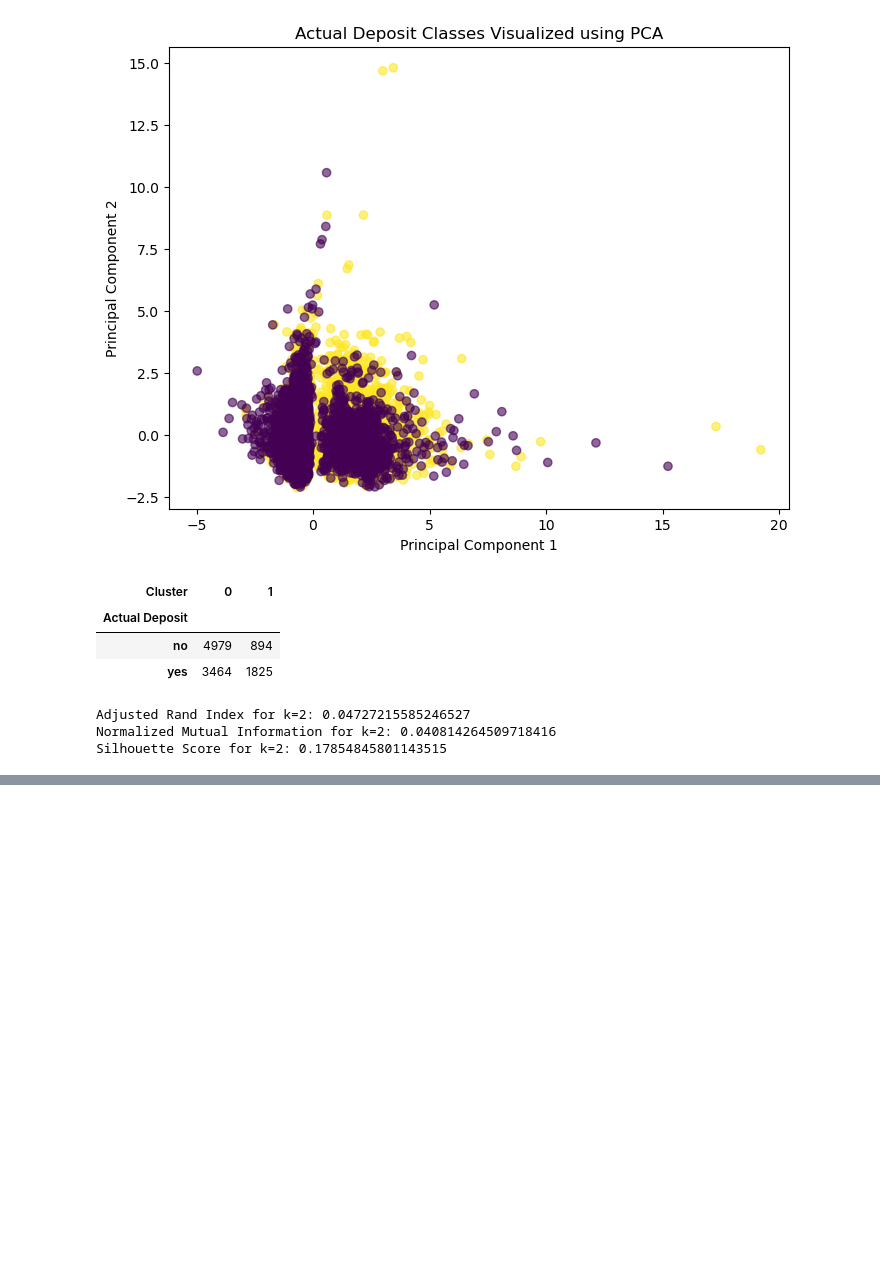
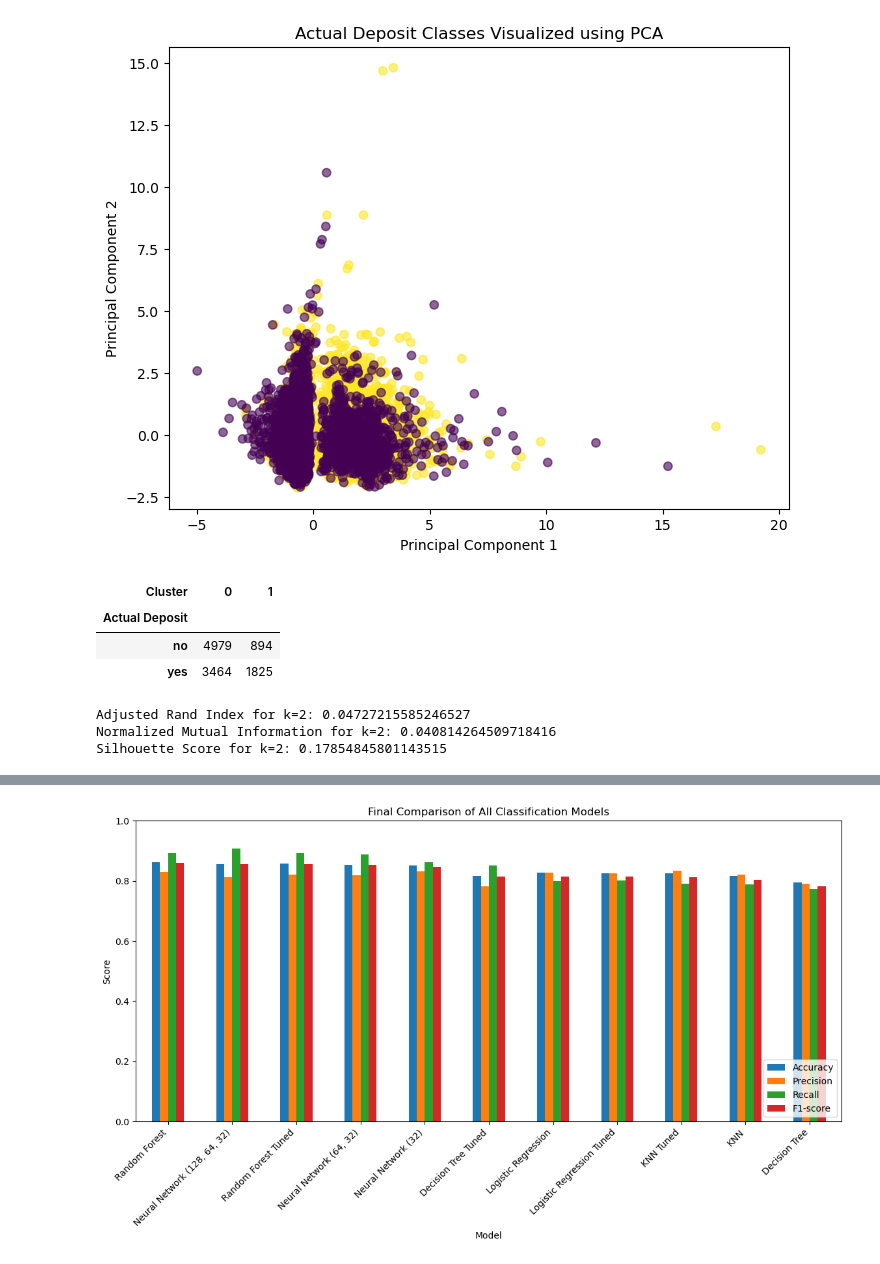
Before and after one commit to erze-haziri/bank-term-deposit-prediction, a Jupyter notebook: bank_term_deposit_analysis.ipynb, the cells around one changed output, grey strips where cells are left out. Drawn from its saved outputs; the diff is of its cells as text; code cells hidden in the pictures; blank space fills up the shorter version.

Commit message:
Add final model comparison and best model selection

```diff
--- a/bank_term_deposit_analysis.ipynb
+++ b/bank_term_deposit_analysis.ipynb
@@ -1203,0 +1206,11 @@ Silhouette Score for k=2: 0.17854845801143515
+# %%
+final_results_df = pd.concat(
+    [
+        baseline_results_df,
+        tuned_results_df,
+        nn_results_df
+    ],
+    ignore_index=True
+)
+
+final_results_df
@@ -1203,0 +1230,7 @@ Silhouette Score for k=2: 0.17854845801143515
+# %%
+final_results_sorted_df = final_results_df.sort_values(
+    by="F1-score",
+    ascending=False
+)
+
+final_results_sorted_df
@@ -1203,0 +1263,14 @@ Silhouette Score for k=2: 0.17854845801143515
+# %%
+final_results_sorted_df.set_index("Model")[["Accuracy", "Precision", "Recall", "F1-score"]].plot(
+    kind="bar",
+    figsize=(14, 6)
+)
+
+plt.title("Final Comparison of All Classification Models")
+plt.ylabel("Score")
+plt.ylim(0, 1)
+plt.xticks(rotation=45, ha="right")
+plt.legend(loc="lower right")
+plt.show()
+# %% [output]
+[figure, added]
```
Also changed, not shown: parts of 4 cells of this notebook.
